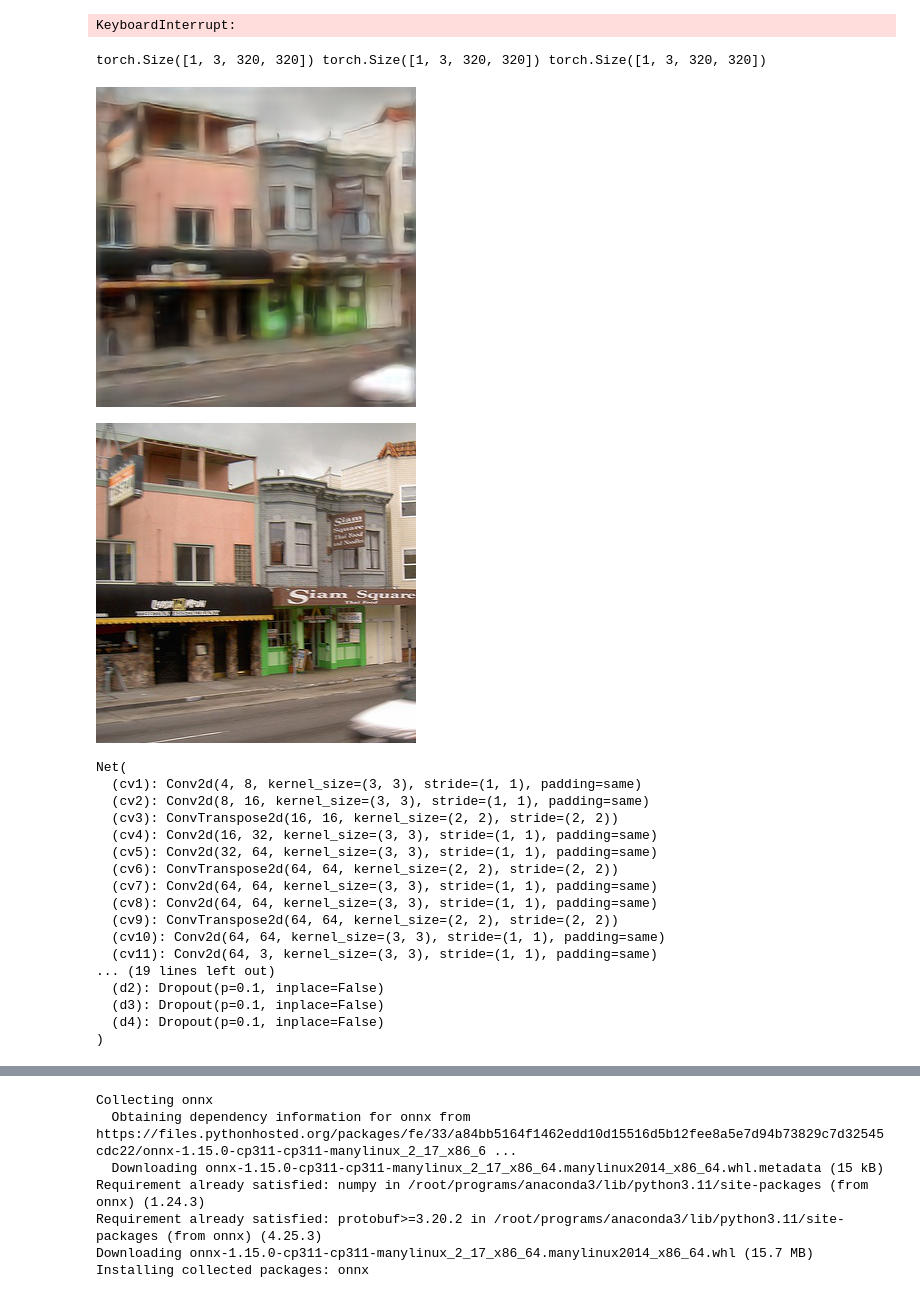
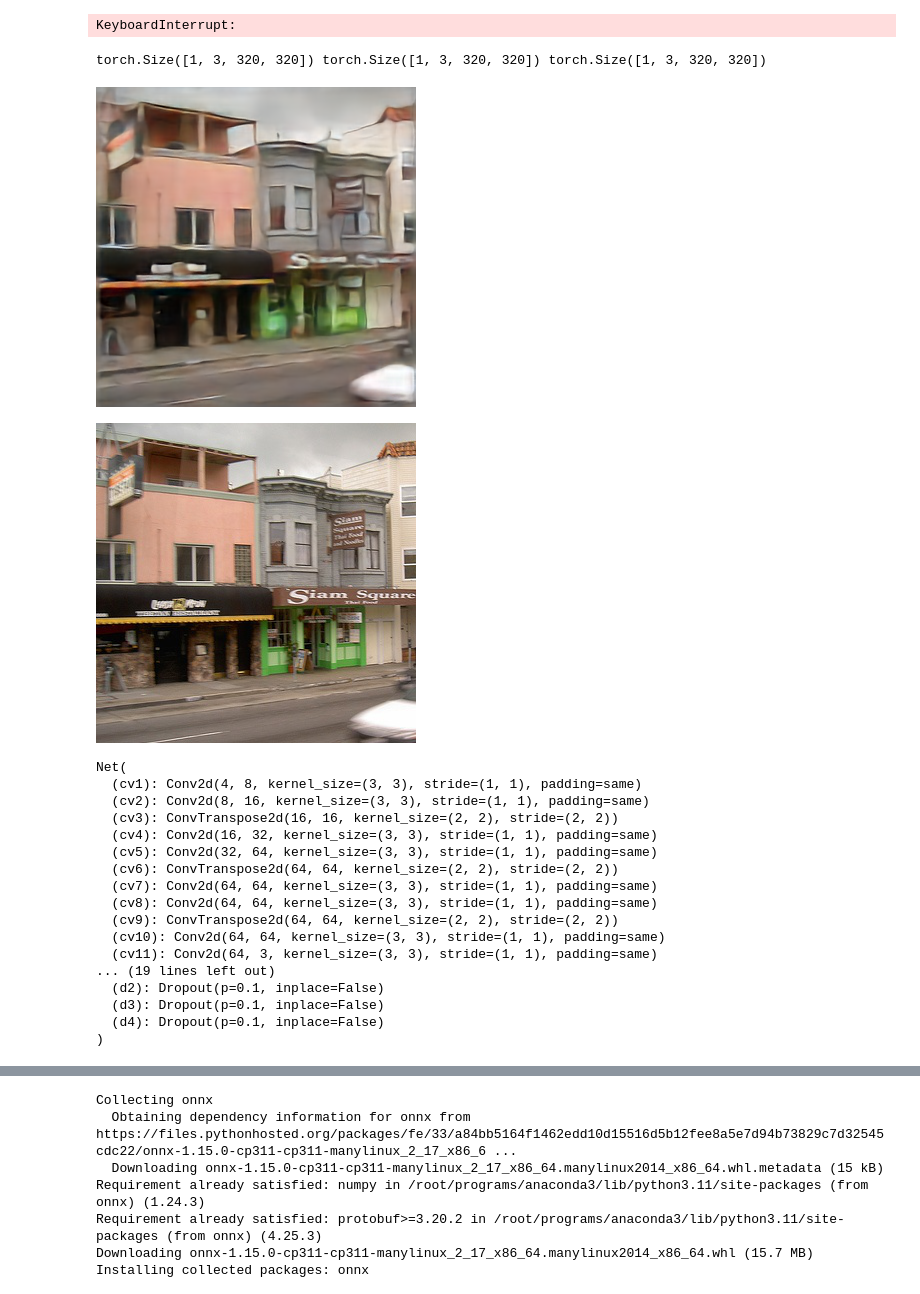
Before and after one commit to Graphnull/VAElight, a Jupyter notebook: main.ipynb, the cells around one changed output, grey strips where cells are left out. Cells and saved outputs as stored; diff of their text form; code cells hidden in the pictures.

```diff
--- a/main.ipynb
+++ b/main.ipynb
@@ -311,16 +311,16 @@ KeyboardInterrupt:
 # %%
 model.eval()
 with torch.no_grad():
     base, freq2x, freq4x, freq8x = model(dataset[752:753])
     print(upscale8x(base).shape,upscale4x(freq2x).shape,freq8x.shape)
-    display(Image.fromarray(( (upscale8x(base)+upscale4x(freq2x)+freq8x)[0].detach().cpu().clamp(-1.0,1.0).numpy().transpose(1,2,0)*127+127).astype(np.uint8))
+    display(Image.fromarray(( (upscale8x(base)+upscale4x(freq2x)+upscale2x(freq4x)+freq8x)[0].detach().cpu().clamp(-1.0,1.0).numpy().transpose(1,2,0)*127+127).astype(np.uint8))
            .resize((320, 320), Image.Resampling.LANCZOS))
     display(Image.fromarray((imgdataset[752]).astype(np.uint8))
            .resize((320, 320), Image.Resampling.LANCZOS))
 model.train()
 # %% [output]
 torch.Size([1, 3, 320, 320]) torch.Size([1, 3, 320, 320]) torch.Size([1, 3, 320, 320])
-[figure, old version]
+[figure, new version]
 [figure]
 Net(
   (cv1): Conv2d(4, 8, kernel_size=(3, 3), stride=(1, 1), padding=same)
```
Also changed, not shown: parts of 2 cells of this notebook, 4 other files.
